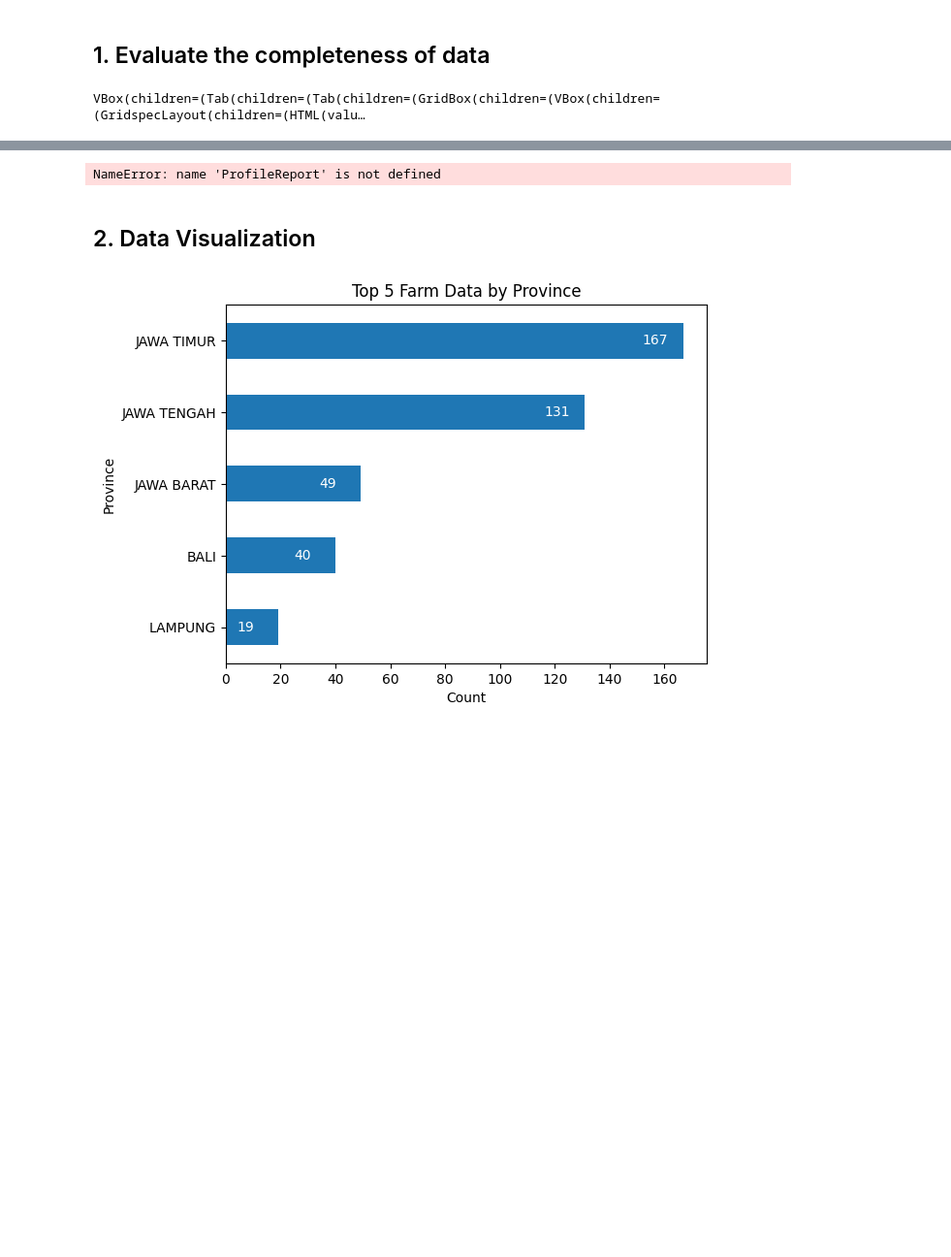
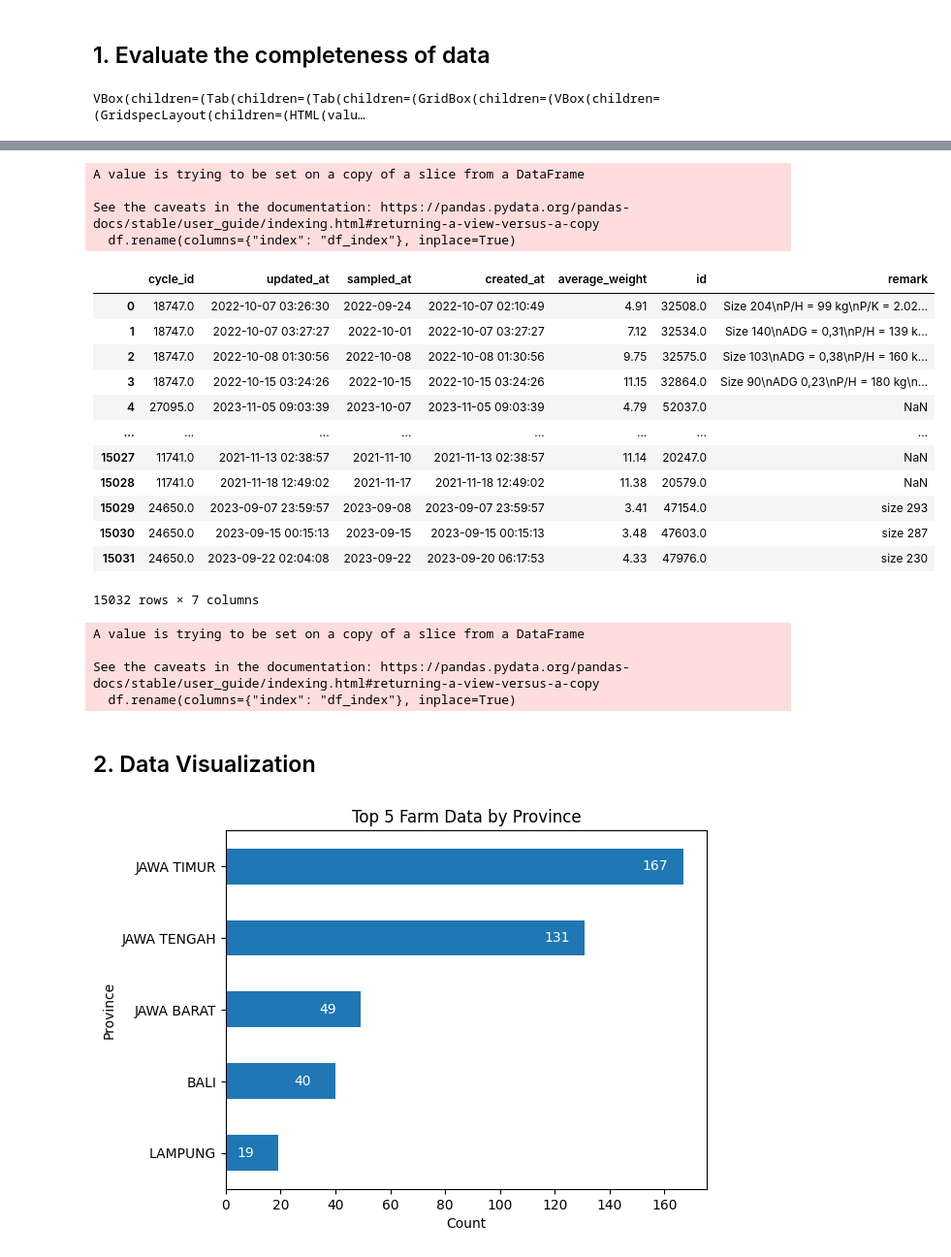
Before and after one commit to Candratama/Jala-Data-Scientist, a Jupyter notebook: Data Science - Test.ipynb, the cells around one changed output, grey strips where cells are left out. Shown at 97% size. Cells and saved outputs as stored; diff of their text form; code cells hidden in the pictures; blank space fills up the shorter version.

```diff
--- a/Data Science - Test.ipynb
+++ b/Data Science - Test.ipynb
@@ -224,11 +201,43 @@ df_measurement
 | 139049 | 23317 | 2023-07-28 | NaN | NaN | NaN | NaN | ... |
 139050 rows × 22 columns
-# %%
-# Data profiling for farm.csv
-profile_farm = ProfileReport(df_farm, title="Farm Data Profiling Report")
-profile_farm.to_widgets()
-# %% [output]
-NameError: name 'ProfileReport' is not defined
+# %%
+# Clean the data from measurements.csv
+cleaned_measurement_profile = ProfileReport(df_measurement, title="Measurements Data Profiling Report")
+cleaned_measurement_profile.to_file("reports/cleaned_measurements_profile.html")
+# %% [output]
+A value is trying to be set on a copy of a slice from a DataFrame
+
+See the caveats in the documentation: https://pandas.pydata.org/pandas-docs/stable/user_guide/indexing.html#returning-a-view-versus-a-copy
+  df.rename(columns={"index": "df_index"}, inplace=True)
+# %%
+df_sampling_raw = pd.read_csv('data/samplings.csv')
+sampling_profile = ProfileReport(df_sampling_raw, title="Samplings Data Profiling Report")
+sampling_profile.to_file("reports/samplings_profile.html")
+# %%
+df_sampling_raw
+# %% [output]
+|  | cycle_id | updated_at | sampled_at | created_at | average_weight | id | remark |
+| 0 | 18747.0 | 2022-10-07 03:26:30 | 2022-09-24 | 2022-10-07 02:10:49 | 4.91 | 32508.0 | Size 204\nP/H = 99 kg\nP/K = 2.02... |
+| 1 | 18747.0 | 2022-10-07 03:27:27 | 2022-10-01 | 2022-10-07 03:27:27 | 7.12 | 32534.0 | Size 140\nADG = 0,31\nP/H = 139 k... |
+| 2 | 18747.0 | 2022-10-08 01:30:56 | 2022-10-08 | 2022-10-08 01:30:56 | 9.75 | 32575.0 | Size 103\nADG = 0,38\nP/H = 160 k... |
+| 3 | 18747.0 | 2022-10-15 03:24:26 | 2022-10-15 | 2022-10-15 03:24:26 | 11.15 | 32864.0 | Size 90\nADG 0,23\nP/H = 180 kg\n... |
+| 4 | 27095.0 | 2023-11-05 09:03:39 | 2023-10-07 | 2023-11-05 09:03:39 | 4.79 | 52037.0 | NaN |
+| ... | ... | ... | ... | ... | ... | ... | ... |
+| 15027 | 11741.0 | 2021-11-13 02:38:57 | 2021-11-10 | 2021-11-13 02:38:57 | 11.14 | 20247.0 | NaN |
+| 15028 | 11741.0 | 2021-11-18 12:49:02 | 2021-11-17 | 2021-11-18 12:49:02 | 11.38 | 20579.0 | NaN |
+| 15029 | 24650.0 | 2023-09-07 23:59:57 | 2023-09-08 | 2023-09-07 23:59:57 | 3.41 | 47154.0 | size 293 |
+| 15030 | 24650.0 | 2023-09-15 00:15:13 | 2023-09-15 | 2023-09-15 00:15:13 | 3.48 | 47603.0 | size 287 |
+| 15031 | 24650.0 | 2023-09-22 02:04:08 | 2023-09-22 | 2023-09-20 06:17:53 | 4.33 | 47976.0 | size 230 |
+15032 rows × 7 columns
+# %%
+df_samplig = df_sampling_raw[['cycle_id','sampled_at','average_weight']]
+cleaned_sampling_profile = ProfileReport(df_samplig, title="Samplings Data Profiling Report")
+cleaned_sampling_profile.to_file("reports/cleaned_samplings_profile.html")
+# %% [output]
+A value is trying to be set on a copy of a slice from a DataFrame
+
+See the caveats in the documentation: https://pandas.pydata.org/pandas-docs/stable/user_guide/indexing.html#returning-a-view-versus-a-copy
+  df.rename(columns={"index": "df_index"}, inplace=True)
 # %% [markdown]
 ## 2. Data Visualization
 # %%
```
Also changed, not shown: parts of 20 cells of this notebook, 16 other files.
